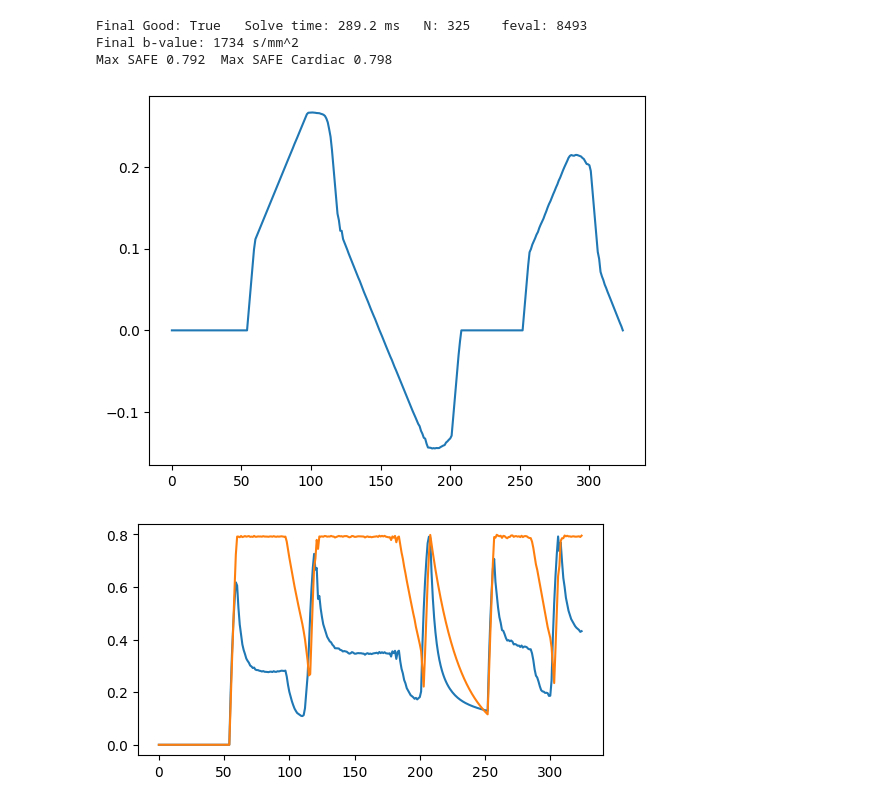
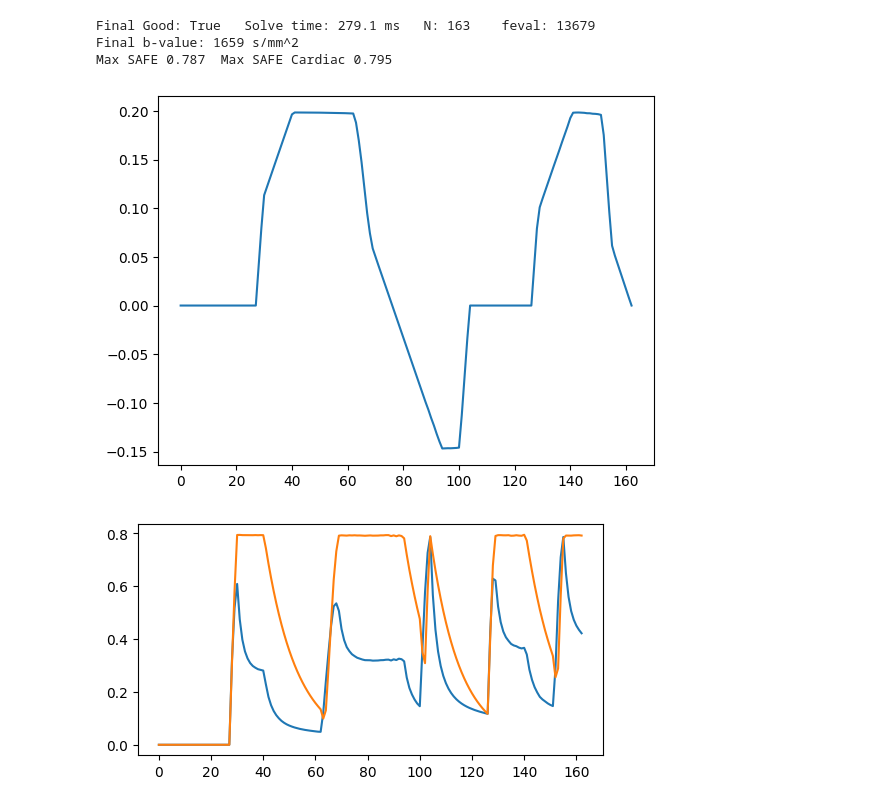
Before and after one commit to cmr-group/gropt-dev, a Jupyter notebook: examples_draft/safe_diff/diff_min_1.ipynb, the cells around one changed output. Drawn from its saved outputs; the diff is of its cells as text; code cells hidden in the pictures.

```diff
--- a/examples_draft/safe_diff/diff_min_1.ipynb
+++ b/examples_draft/safe_diff/diff_min_1.ipynb
@@ -39,38 +39,38 @@ T_readout = timings_data['timeToTE'][0][0]
 # %%
 gparams = gropt.GroptParams()
 gparams.diff_init(T_90=T_90,
                   T_180=T_180,
                   T_readout=T_readout,
                   TE = 46e-3,
-                  dt = 100e-6)
+                  dt = 200e-6)
 
-gparams.add_gmax(.4)
+gparams.add_gmax(.2)
 gparams.add_smax(200)
 gparams.add_moment(0,0.0)
-gparams.add_bvalue(1700,1, mode = 3)
+gparams.add_bvalue(1600,1, mode = 3)
 
 
 gparams.add_SAFE2(0.8, safe_params=safe_params)
 gparams.add_SAFE2(0.8, safe_params=safe_params_cardiac)
 
 start_t = timer()
 
 solver = gropt.SolverGroptSDMM()
-solver.set_general_params(min_iter = 200, max_iter=10000, max_feval = 100000)
+solver.set_general_params(min_iter = 2000, max_iter=10000, max_feval = 100000)
 solver.solve(gparams)
 out = gparams.get_out()
 
 stop_t = timer()
 print(f'Final Good: {gparams.final_good>0}   Solve time: {1000*(stop_t-start_t):.1f} ms   N: {out.size}    feval: {gparams.final_n_feval}')
 print(f'Final b-value: {gparams.get_output_bvalue():.0f} s/mm^2')
 
 plt.figure()
 plt.plot(out)
 
 plot_safe(out, gparams, safe_params, safe_params_cardiac)
 # %% [output]
-Final Good: True   Solve time: 289.2 ms   N: 325    feval: 8493
-Final b-value: 1734 s/mm^2
-Max SAFE 0.792  Max SAFE Cardiac 0.798
+Final Good: True   Solve time: 279.1 ms   N: 163    feval: 13679
+Final b-value: 1659 s/mm^2
+Max SAFE 0.787  Max SAFE Cardiac 0.795
-[figure, old version]
+[figure, new version]
-[figure, old version]
+[figure, new version]
```
